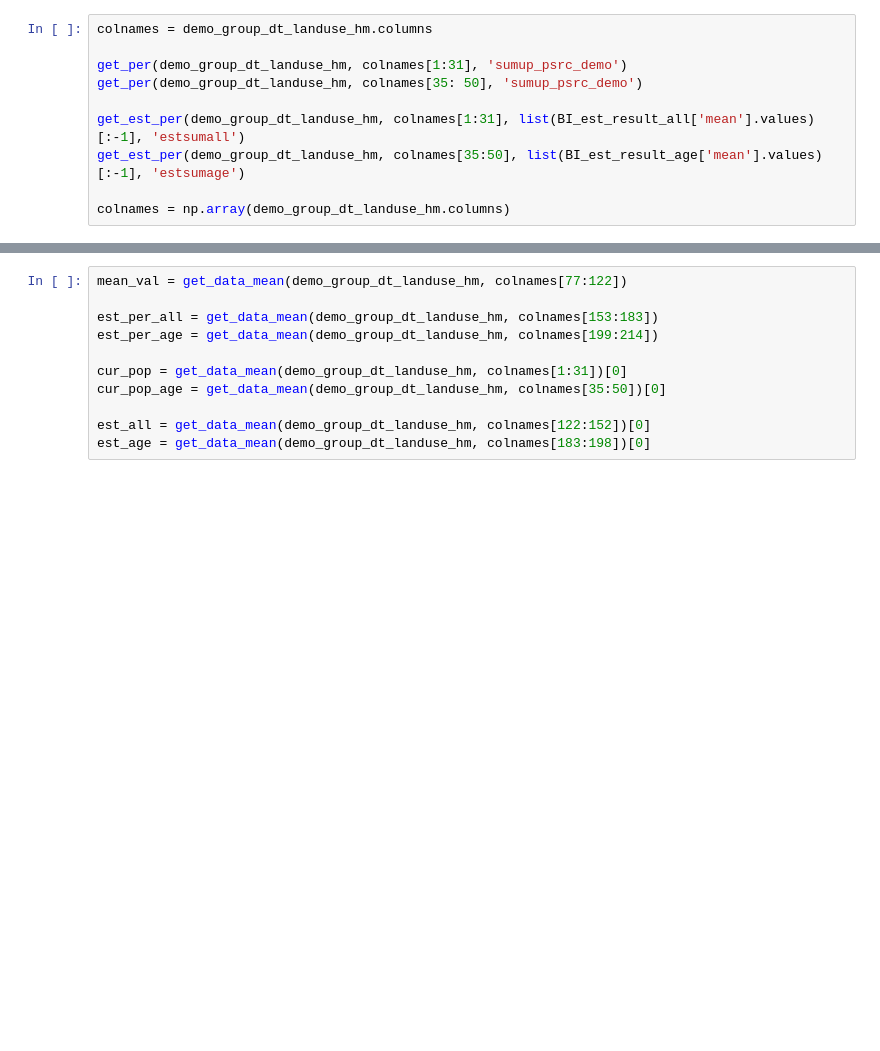
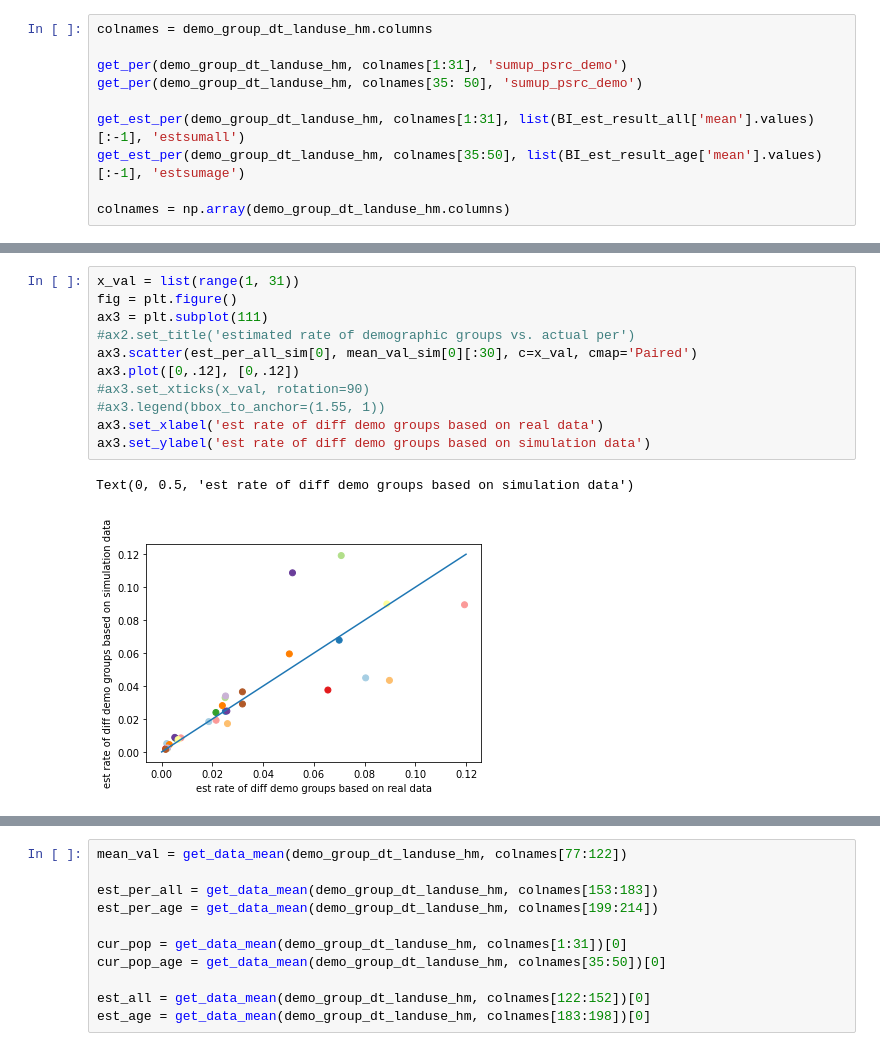
Before and after one commit to Yiran6/app_baseddata_processing, a Jupyter notebook: PSRC_od_simulation_2018_data_processing.ipynb, the cells around one changed output, grey strips where cells are left out. Saved outputs shown, nothing was run; the diff lists cells and outputs as text; blank space fills up the shorter version.

```diff
--- a/PSRC_od_simulation_2018_data_processing.ipynb
+++ b/PSRC_od_simulation_2018_data_processing.ipynb
@@ -1855,0 +1936,14 @@ colnames = np.array(demo_group_dt_landuse_hm.columns)
+# %%
+x_val = list(range(1, 31))
+fig = plt.figure()
+ax3 = plt.subplot(111)
+#ax2.set_title('estimated rate of demographic groups vs. actual per')
+ax3.scatter(est_per_all_sim[0], mean_val_sim[0][:30], c=x_val, cmap='Paired')
+ax3.plot([0,.12], [0,.12])
+#ax3.set_xticks(x_val, rotation=90)
+#ax3.legend(bbox_to_anchor=(1.55, 1))
+ax3.set_xlabel('est rate of diff demo groups based on real data')
+ax3.set_ylabel('est rate of diff demo groups based on simulation data')
+# %% [output]
+Text(0, 0.5, 'est rate of diff demo groups based on simulation data')
+[figure, added]
```
Also changed, not shown: parts of 24 cells of this notebook, 5 other files.
